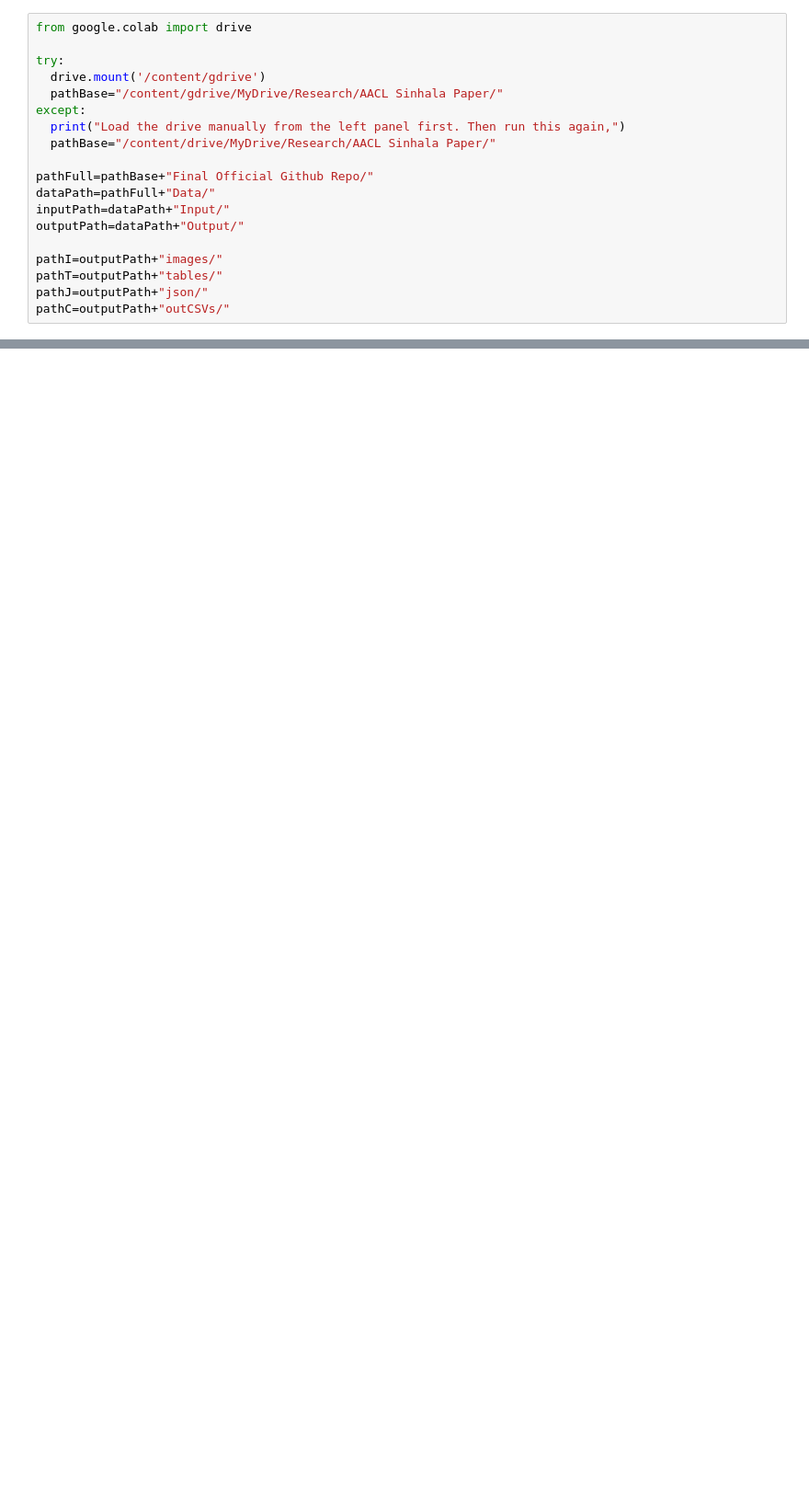
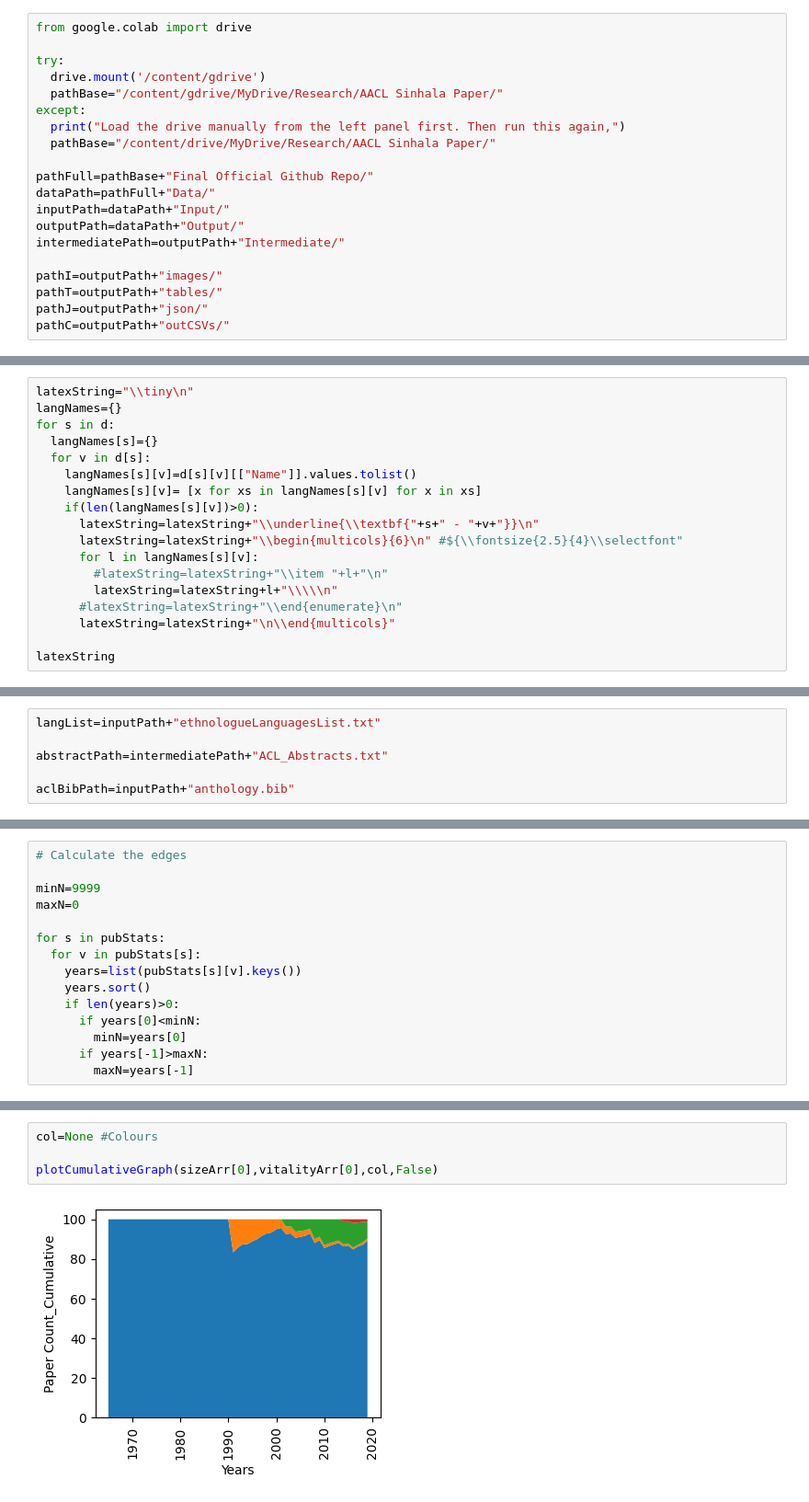
Before and after one commit to NisansaDdS/Some-Languages-are-More-Equal-than-Others, a Jupyter notebook: Generate Diagrams.ipynb, the cells around one changed output, grey strips where cells are left out. Shown at 92% size. Cells and saved outputs as stored; diff of their text form; blank space fills up the shorter version.

Commit message:
Added code to draw Cumulative Graphs

```diff
--- a/Generate Diagrams.ipynb
+++ b/Generate Diagrams.ipynb
@@ -16,6 +16,7 @@ pathFull=pathBase+"Final Official Github Repo/"
 dataPath=pathFull+"Data/"
 inputPath=dataPath+"Input/"
 outputPath=dataPath+"Output/"
+intermediatePath=outputPath+"Intermediate/"
 
 pathI=outputPath+"images/"
 pathT=outputPath+"tables/"
@@ -372,0 +376,18 @@ drawBoxPlot('Hugginface',HugginfaceMulti)
+# %%
+latexString="\\tiny\n"
+langNames={}
+for s in d:
+  langNames[s]={}
+  for v in d[s]:
+    langNames[s][v]=d[s][v][["Name"]].values.tolist()
+    langNames[s][v]= [x for xs in langNames[s][v] for x in xs]
+    if(len(langNames[s][v])>0):
+      latexString=latexString+"\\underline{\\textbf{"+s+" - "+v+"}}\n"
+      latexString=latexString+"\\begin{multicols}{6}\n" #${\\fontsize{2.5}{4}\\selectfont"
+      for l in langNames[s][v]:
+        #latexString=latexString+"\\item "+l+"\n"
+        latexString=latexString+l+"\\\\\n"
+      #latexString=latexString+"\\end{enumerate}\n"
+      latexString=latexString+"\n\\end{multicols}"
+
+latexString
@@ -372,0 +398,6 @@ drawBoxPlot('Hugginface',HugginfaceMulti)
+# %%
+langList=inputPath+"ethnologueLanguagesList.txt"
+
+abstractPath=intermediatePath+"ACL_Abstracts.txt"
+
+aclBibPath=inputPath+"anthology.bib"
@@ -372,0 +607,15 @@ drawBoxPlot('Hugginface',HugginfaceMulti)
+# %%
+# Calculate the edges
+
+minN=9999
+maxN=0
+
+for s in pubStats:
+  for v in pubStats[s]:
+    years=list(pubStats[s][v].keys())
+    years.sort()
+    if len(years)>0:
+      if years[0]<minN:
+        minN=years[0]
+      if years[-1]>maxN:
+        maxN=years[-1]
@@ -372,0 +699,6 @@ drawBoxPlot('Hugginface',HugginfaceMulti)
+# %%
+col=None #Colours
+
+plotCumulativeGraph(sizeArr[0],vitalityArr[0],col,False)
+# %% [output]
+[figure, added]
```
Also changed, not shown: parts of 22 cells of this notebook, 16 other files.
